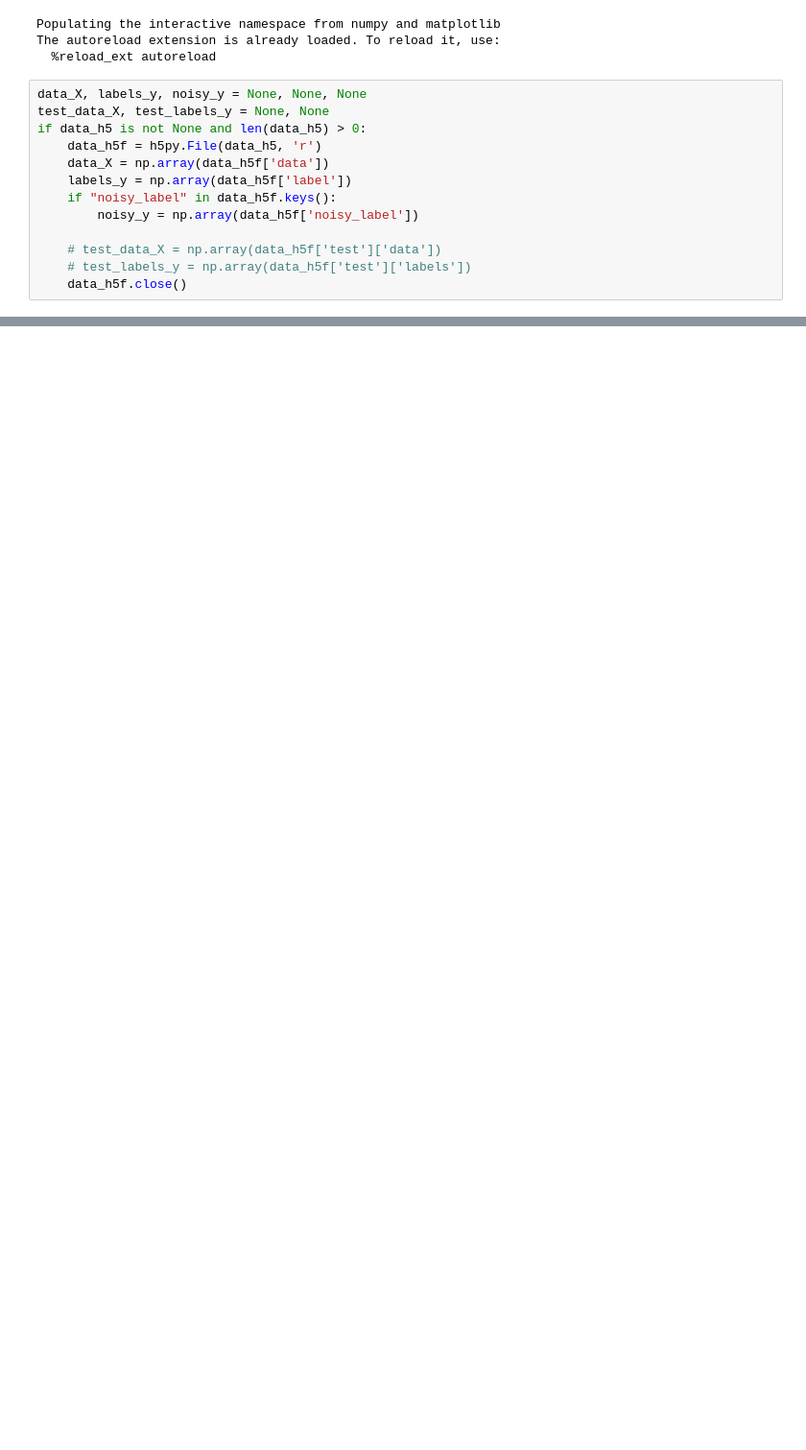
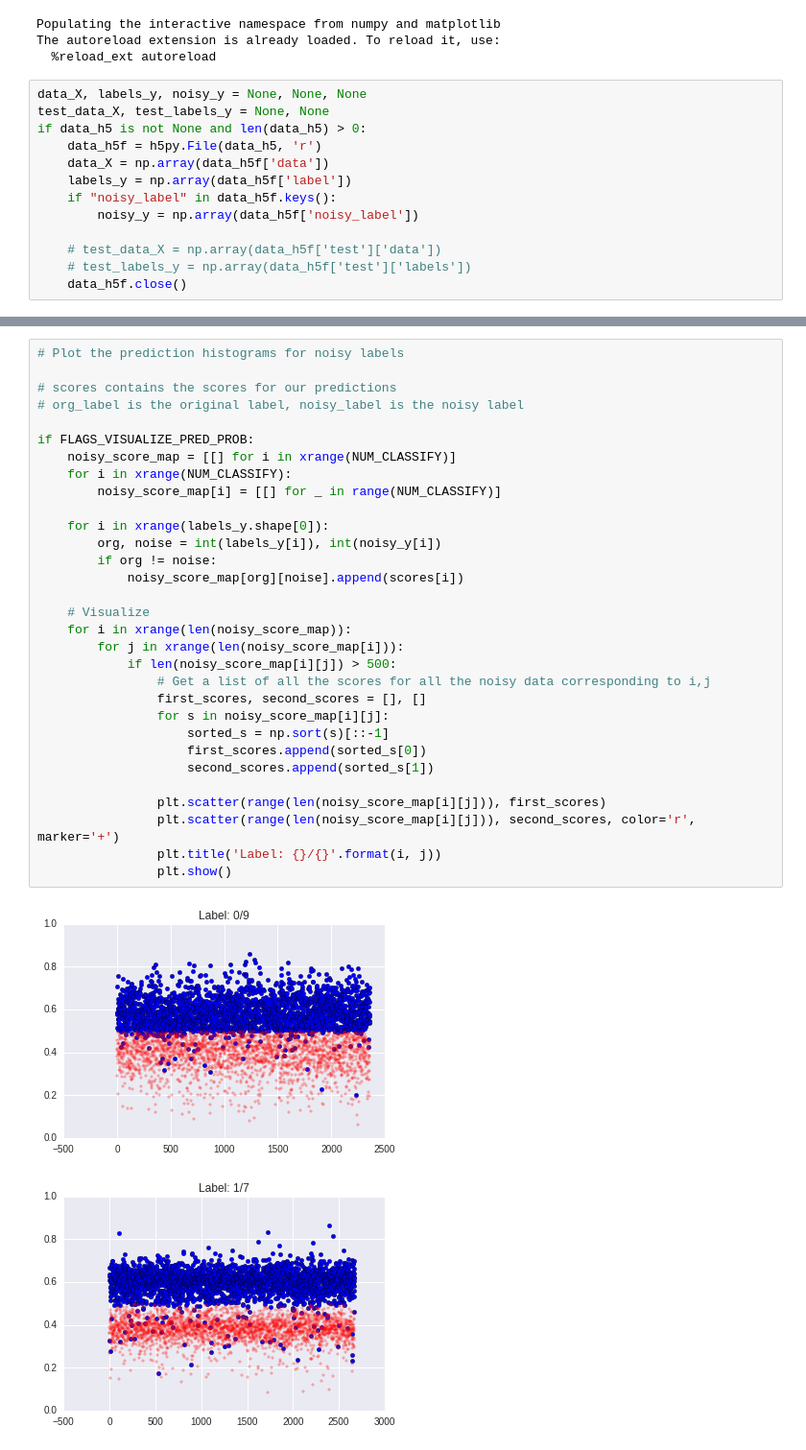
Before and after one commit to mohitsharma0690/mnist-experiment, a Jupyter notebook: code/plot_beta_predictions.ipynb, the cells around one changed output, grey strips where cells are left out. Shown at 96% size. Drawn from its saved outputs; the diff is of its cells as text; blank space fills up the shorter version.

```diff
--- a/code/plot_beta_predictions.ipynb
+++ b/code/plot_beta_predictions.ipynb
@@ -103,0 +156,34 @@ if FLAGS_VISUALIZE_BETA:
+# %%
+# Plot the prediction histograms for noisy labels
+
+# scores contains the scores for our predictions
+# org_label is the original label, noisy_label is the noisy label
+
+if FLAGS_VISUALIZE_PRED_PROB:
+    noisy_score_map = [[] for i in xrange(NUM_CLASSIFY)]
+    for i in xrange(NUM_CLASSIFY):
+        noisy_score_map[i] = [[] for _ in range(NUM_CLASSIFY)]
+
+    for i in xrange(labels_y.shape[0]):
+        org, noise = int(labels_y[i]), int(noisy_y[i])
+        if org != noise:
+            noisy_score_map[org][noise].append(scores[i])
+
+    # Visualize
+    for i in xrange(len(noisy_score_map)):
+        for j in xrange(len(noisy_score_map[i])):
+            if len(noisy_score_map[i][j]) > 500:
+                # Get a list of all the scores for all the noisy data corresponding to i,j
+                first_scores, second_scores = [], []
+                for s in noisy_score_map[i][j]:
+                    sorted_s = np.sort(s)[::-1]
+                    first_scores.append(sorted_s[0])
+                    second_scores.append(sorted_s[1])
+
+                plt.scatter(range(len(noisy_score_map[i][j])), first_scores)
+                plt.scatter(range(len(noisy_score_map[i][j])), second_scores, color='r', marker='+')
+                plt.title('Label: {}/{}'.format(i, j))
+                plt.show()
+# %% [output]
+[figure, added]
+[figure, added]
```
Also changed, not shown: parts of 5 cells of this notebook.
